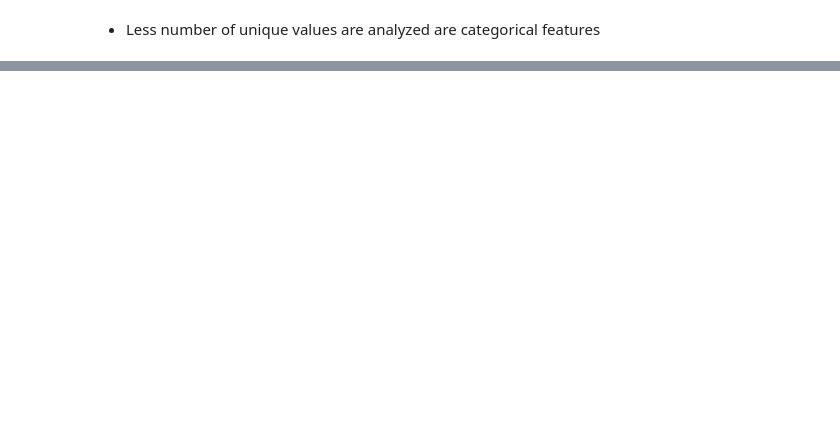
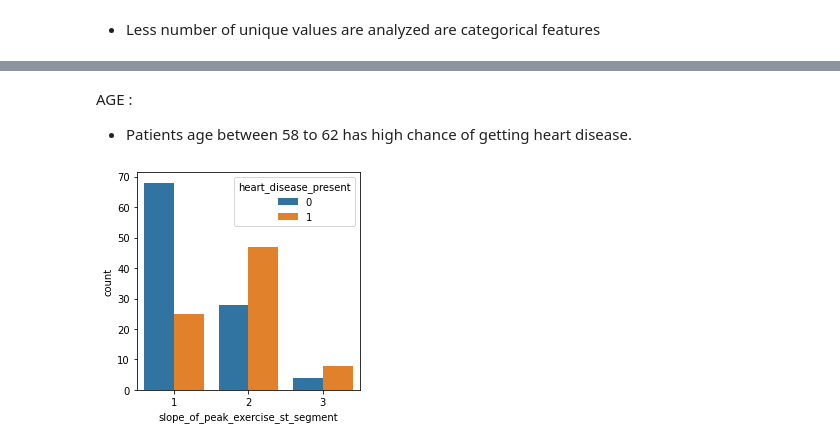
Before and after one commit to 21Ovi/Heart-Disease-Classification, a Jupyter notebook: Heart_Diesease_Prediction.ipynb, the cells around one changed output, grey strips where cells are left out. Saved outputs shown, nothing was run; the diff lists cells and outputs as text; code cells hidden in the pictures; blank space fills up the shorter version.

```diff
--- a/Heart_Diesease_Prediction.ipynb
+++ b/Heart_Diesease_Prediction.ipynb
@@ -400,0 +387,8 @@ for label, content in df.items():
+# %% [markdown]
+AGE :
+  * Patients age between 58 to 62 has high chance of getting heart disease.
+# %%
+plt.figure(figsize=(4,4))
+ax=sns.countplot(x='slope_of_peak_exercise_st_segment',hue='heart_disease_present',data=df);
+# %% [output]
+[figure, added]
```
Also changed, not shown: parts of 221 cells of this notebook.
